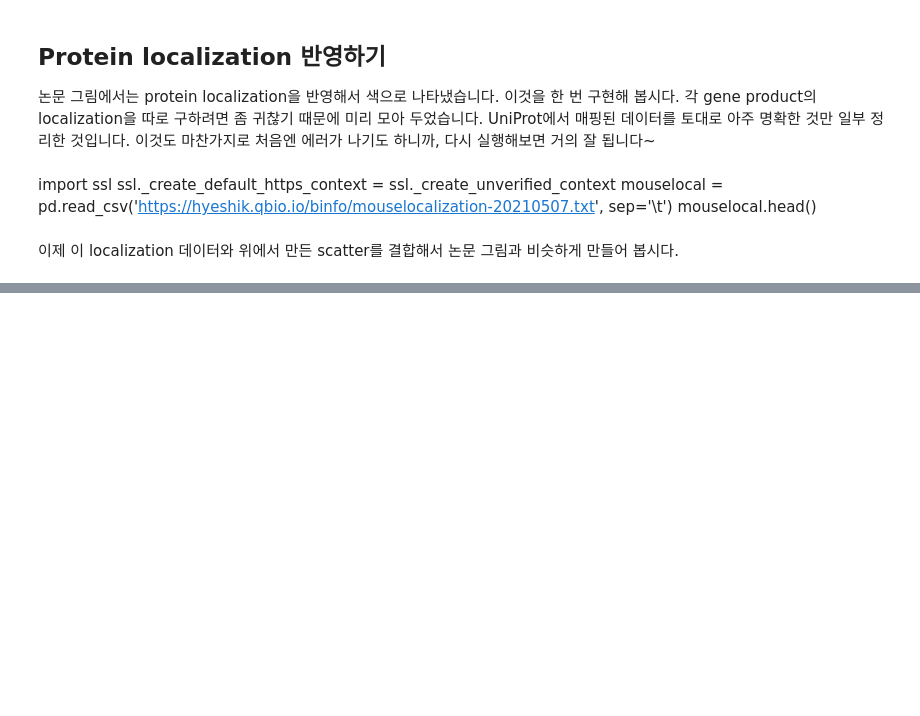
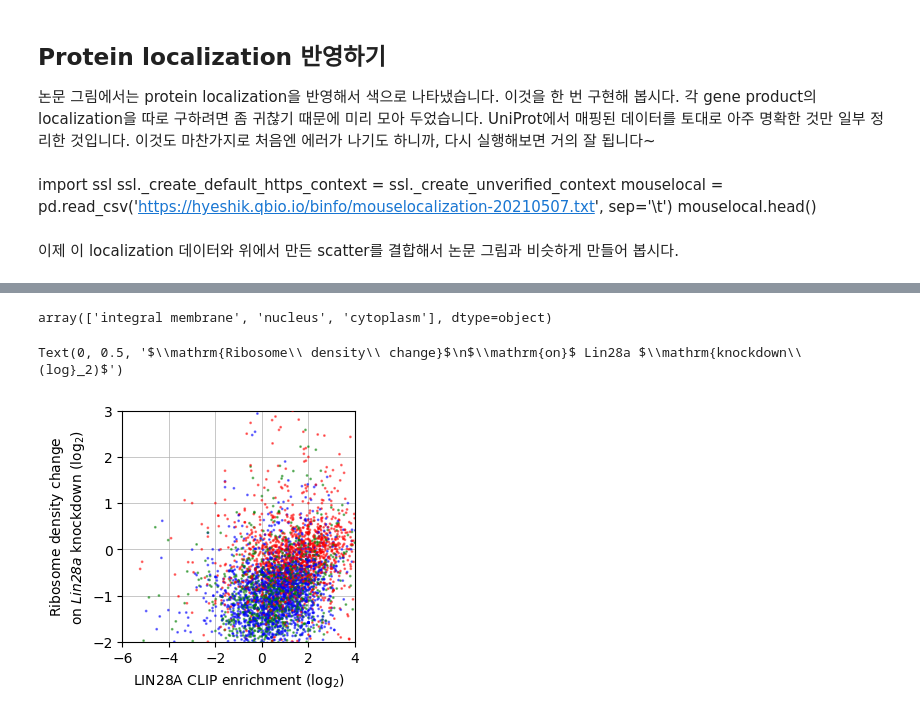
Before and after one commit to WoobeenJeong/miRNA_motif_finding, a Jupyter notebook: CoLab_TermProj_2023_1.ipynb, the cells around one changed output, grey strips where cells are left out. Saved outputs shown, nothing was run; the diff lists cells and outputs as text; code cells hidden in the pictures; blank space fills up the shorter version.

```diff
--- a/CoLab_TermProj_2023_1.ipynb
+++ b/CoLab_TermProj_2023_1.ipynb
@@ -333,0 +404,5 @@ mouselocal.head()
+# %%
+cnts.reset_index(drop=True, inplace=True)
+# %%
+merged = pd.merge(cnts, mouselocal, left_on='Geneid', right_on='gene_id', how='inner')
+merged.head()
@@ -333,0 +416,17 @@ mouselocal.head()
+# %%
+merged['clip_enrichment'] = merged['CLIP-35L33G.bam'] / merged['RNA-control.bam']
+mergedFiltered = merged.loc[merged['RNA-control.bam'] >= 100, :]
+merged.loc[mergedFiltered.index, 'rden_change'] = (mergedFiltered['RPF-siLin28a.bam'] / mergedFiltered['RNA-siLin28a.bam'])/ (mergedFiltered['RPF-siLuc.bam']/ mergedFiltered['RNA-siLuc.bam'])
+# %%
+import pandas as pd
+
+q1 = merged['RNA-control.bam'].quantile(0.25)
+q3 = merged['RNA-control.bam'].quantile(0.75)
+
+merged_filtered = merged.loc[(merged['RNA-control.bam'] >= q1) & (merged['RNA-control.bam'] <= q3), :]
+
+merged_clip = merged.loc[(merged['RNA-control.bam'] >= q1) & (merged['RNA-control.bam'] <= q3), :]
+merged_clip['clip_enrichment'] = merged_clip['CLIP-35L33G.bam'] / merged_clip['RNA-control.bam']
+
+merged_rden = merged.loc[(merged['RNA-control.bam'] >= q1) & (merged['RNA-control.bam'] <= q3), :]
+merged_rden['rden_change'] = (merged_rden['RPF-siLin28a.bam'] / merged_rden['RNA-siLin28a.bam']) / (merged_rden['RPF-siLuc.bam'] / merged_rden['RNA-siLuc.bam'])
@@ -333,0 +444,26 @@ mouselocal.head()
+# %%
+merged['type'].unique()
+# %% [output]
+array(['integral membrane', 'nucleus', 'cytoplasm'], dtype=object)
+# %%
+from matplotlib import pyplot as plt
+import numpy as np
+from scipy import stats
+
+colors = {'integral membrane': 'red', 'nucleus': 'blue', 'cytoplasm': 'green'}
+merged['color'] = merged['type'].map(colors)
+
+fig, ax = plt.subplots(1, 1, figsize=(3, 3))
+ax.grid(True, axis='x', zorder=0, linewidth=0.5)
+ax.grid(True, axis='y', zorder=0, linewidth=0.5)
+ax.scatter(np.log2(merged_filtered['clip_enrichment']), np.log2(merged_filtered['rden_change']),
+           c=merged_filtered['color'], s=1, alpha=0.5, zorder=10)
+
+
+ax.set_xlim(-6, 4)
+ax.set_ylim(-2, 3)
+ax.set_xlabel(r'$\mathrm{LIN28A\ CLIP\ enrichment\ (log}_2)$', fontstyle='italic')
+ax.set_ylabel(r'$\mathrm{Ribosome\ density\ change}$' + '\n' + r'$\mathrm{on}$ Lin28a $\mathrm{knockdown\ (log}_2)$', fontstyle='italic')
+# %% [output]
+Text(0, 0.5, '$\\mathrm{Ribosome\\ density\\ change}$\n$\\mathrm{on}$ Lin28a $\\mathrm{knockdown\\ (log}_2)$')
+[figure, added]
```
Also changed, not shown: parts of 12 cells of this notebook.
